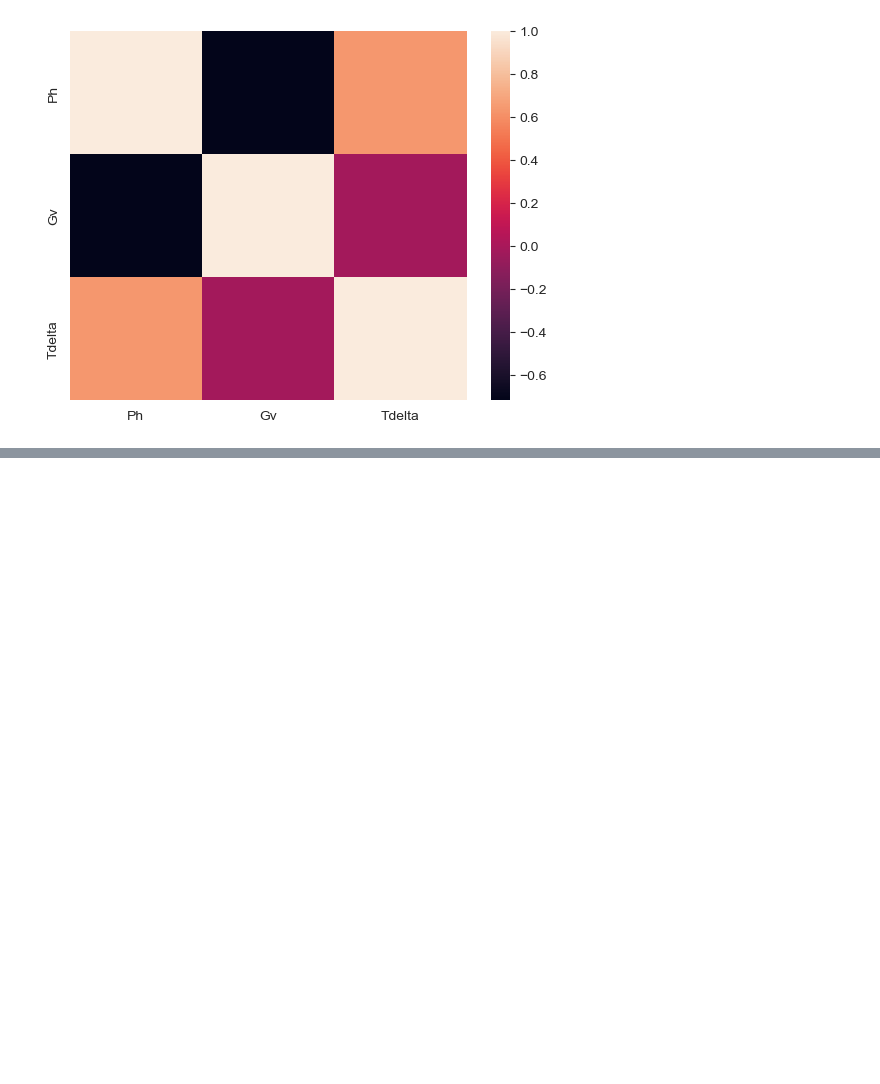
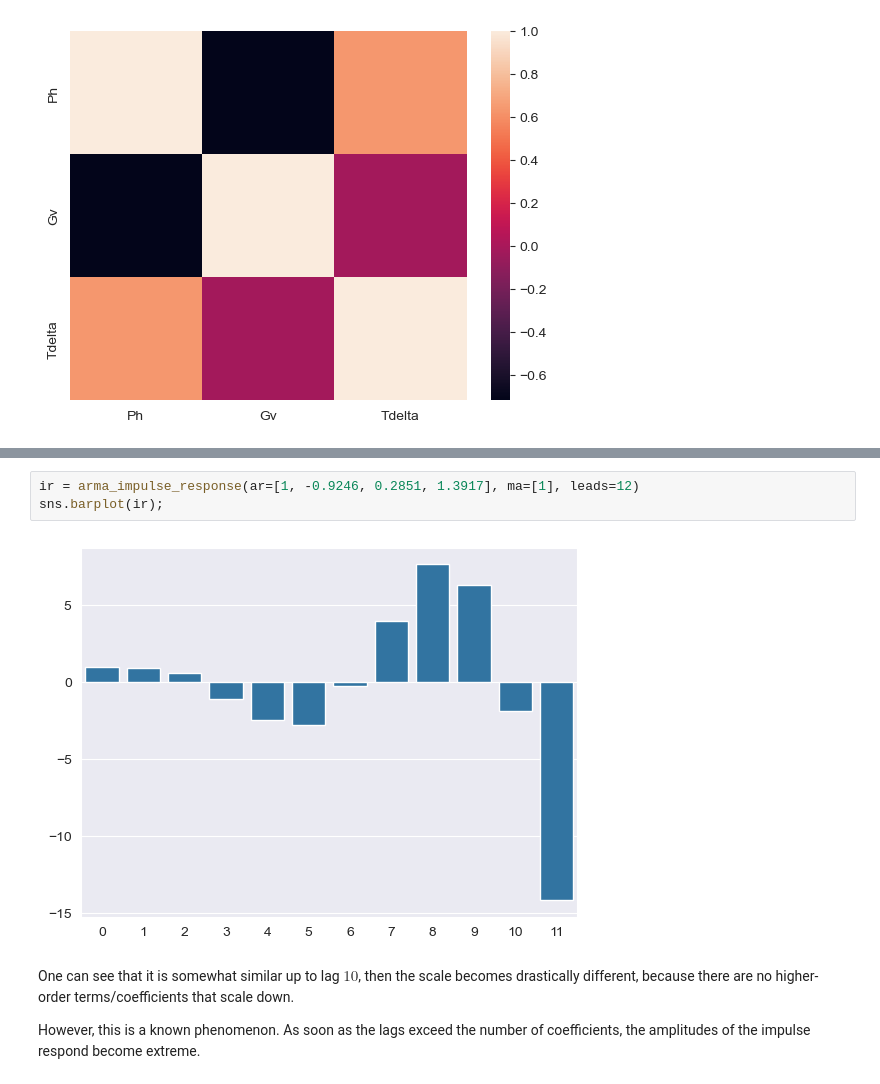
Before and after one commit to JeppeKlitgaard/DTU-02613-TimeSeries, a Jupyter notebook: Assignment3/Yunis/assignment3.ipynb, the cells around one changed output, grey strips where cells are left out. Drawn from its saved outputs; the diff is of its cells as text; blank space fills up the shorter version.

```diff
--- a/Assignment3/Yunis/assignment3.ipynb
+++ b/Assignment3/Yunis/assignment3.ipynb
@@ -103,0 +232,9 @@ plt.scatter(scaler.fit_transform(df_train.Tdelta.to_numpy().reshape(-1,1)), scal
+# %%
+ir = arma_impulse_response(ar=[1, -0.9246, 0.2851, 1.3917], ma=[1], leads=12)
+sns.barplot(ir);
+# %% [output]
+[figure, added]
+# %% [markdown]
+One can see that it is somewhat similar up to lag $10$, then the scale becomes drastically different, because there are no higher-order terms/coefficients that scale down.
+
+However, this is a known phenomenon. As soon as the lags exceed the number of coefficients, the amplitudes of the impulse respond become extreme.
```
Also changed, not shown: parts of 10 cells of this notebook, 1 other file.
